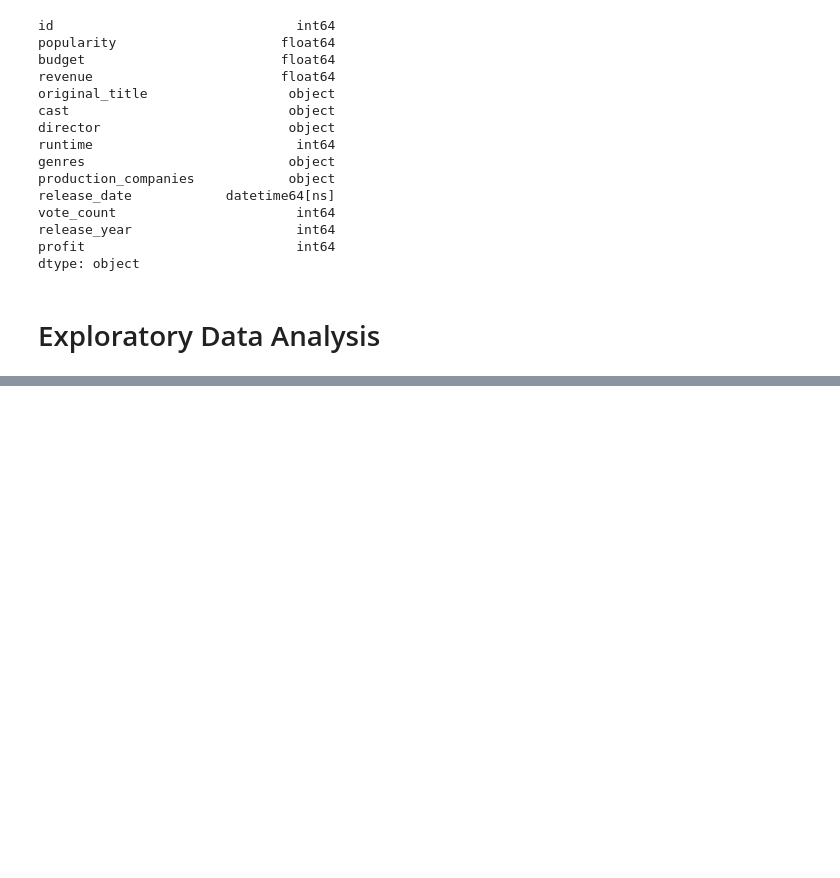
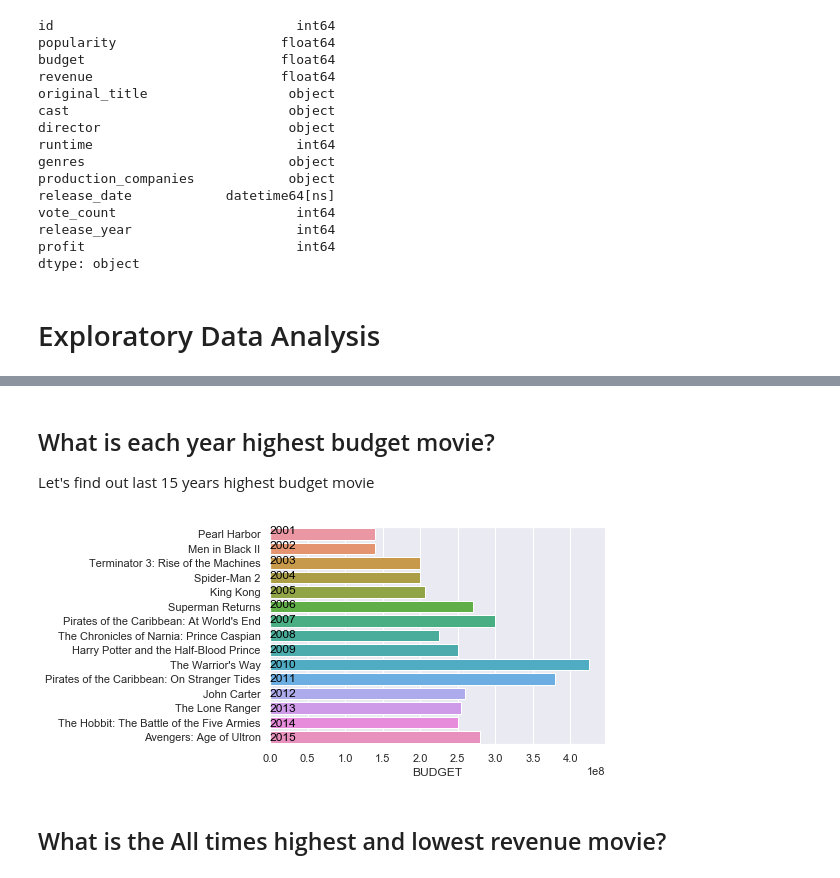
Before and after one commit to aysbt/Data_Cleaning, a Jupyter notebook: TMDb_Movies_Dataset.ipynb, the cells around one changed output, grey strips where cells are left out. Cells and saved outputs as stored; diff of their text form; code cells hidden in the pictures; blank space fills up the shorter version.

```diff
--- a/TMDb_Movies_Dataset.ipynb
+++ b/TMDb_Movies_Dataset.ipynb
@@ -188,0 +275,9 @@ def top_10(col_name):
+# %% [markdown]
+## What is each year highest budget movie?
+Let's find out last 15 years highest budget movie
+# %%
+each_year_best('budget')
+# %% [output]
+[figure, added]
+# %% [markdown]
+## What is the All times highest and lowest revenue movie?
```
Also changed, not shown: parts of 21 cells of this notebook.
